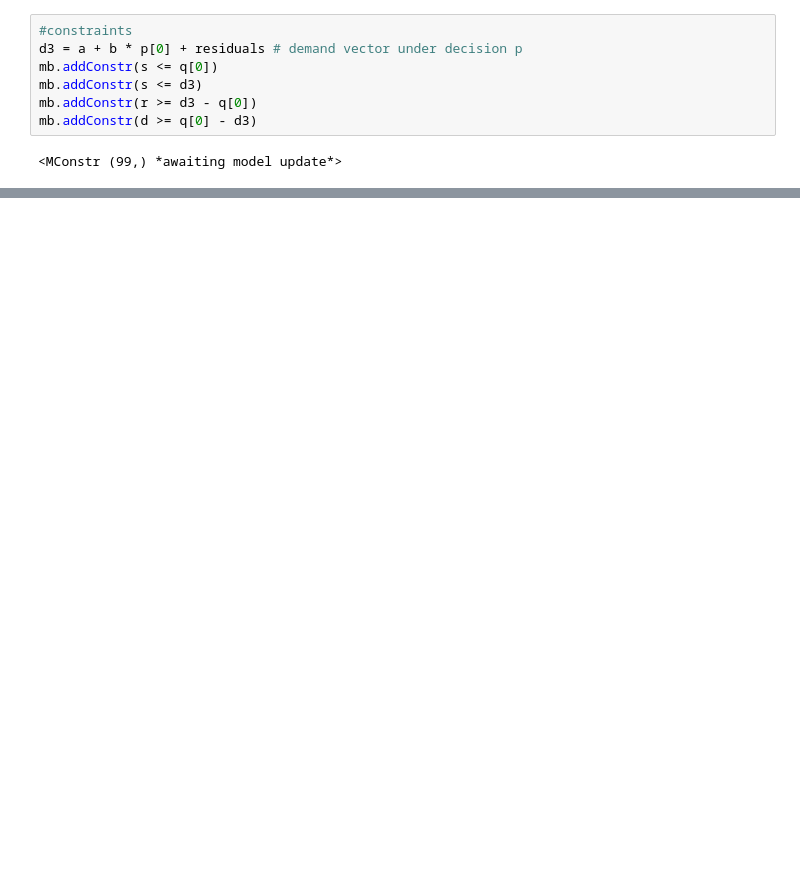
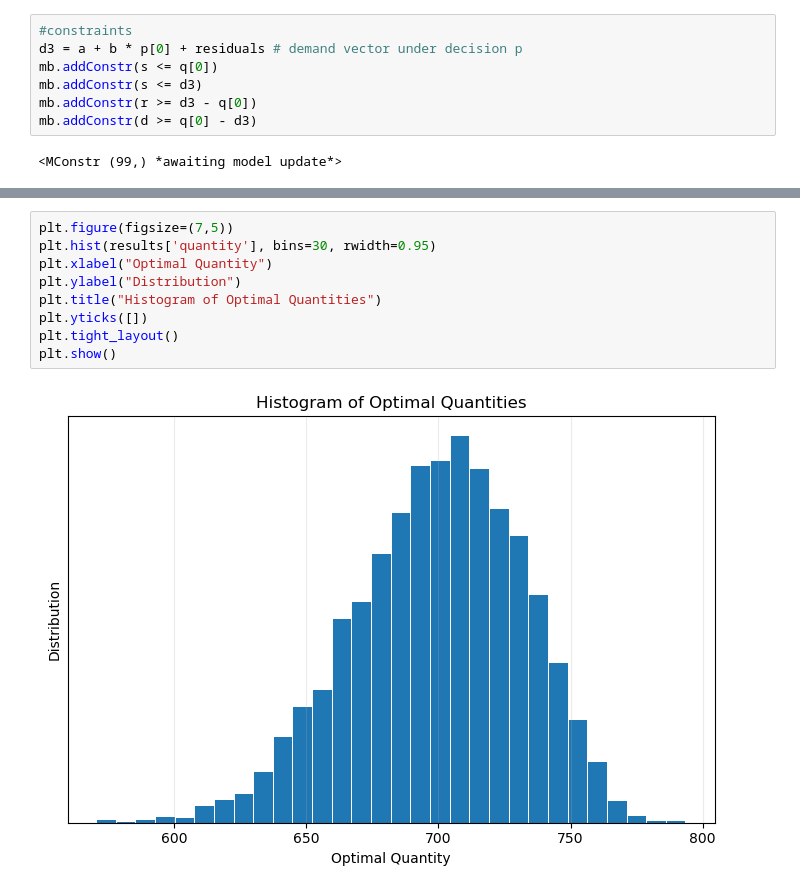
Before and after one commit to ethandavenport/Optimization-I-Project-3, a Jupyter notebook: Project_3.ipynb, the cells around one changed output, grey strips where cells are left out. Drawn from its saved outputs; the diff is of its cells as text; blank space fills up the shorter version.

```diff
--- a/Project_3.ipynb
+++ b/Project_3.ipynb
@@ -110,0 +186,11 @@ print(f"Expected profit: {profit_joint:.6f}")
+# %%
+plt.figure(figsize=(7,5))
+plt.hist(results['quantity'], bins=30, rwidth=0.95)
+plt.xlabel("Optimal Quantity")
+plt.ylabel("Distribution")
+plt.title("Histogram of Optimal Quantities")
+plt.yticks([])
+plt.tight_layout()
+plt.show()
+# %% [output]
+[figure, added]
```
Also changed, not shown: parts of 14 cells of this notebook.
